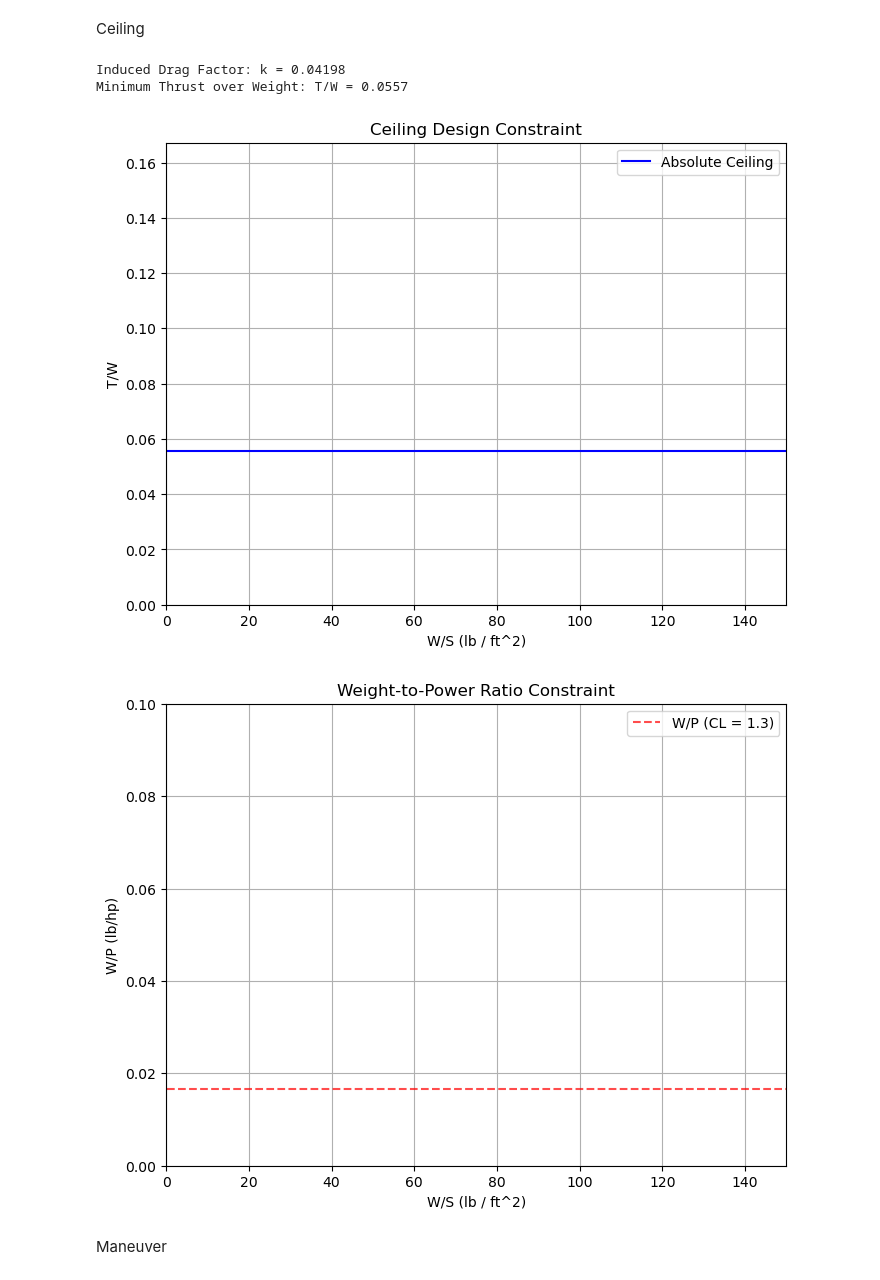
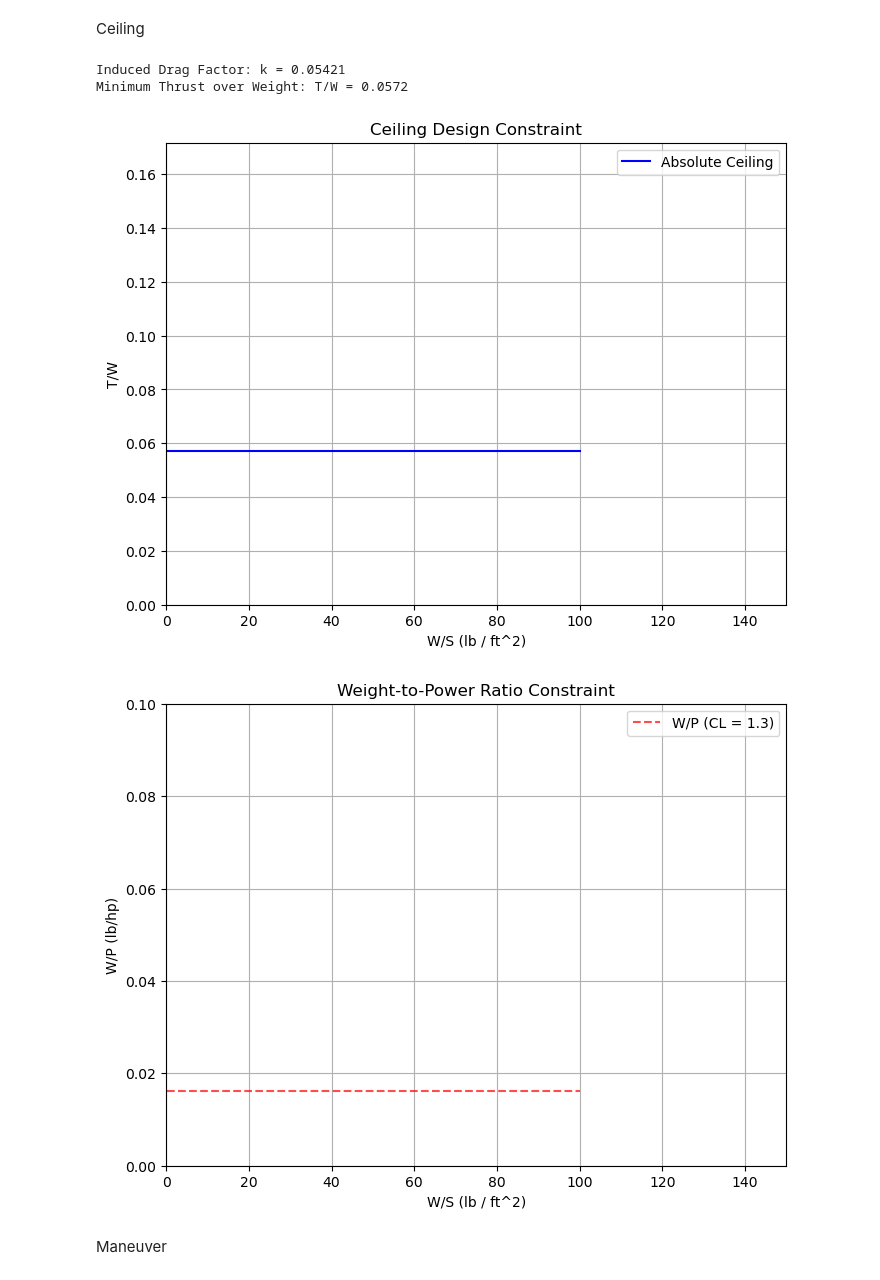
Before and after one commit to confuzionn/Demeters_Wings, a Jupyter notebook: Preliminary Sizing.ipynb, the cells around one changed output. Saved outputs shown, nothing was run; the diff lists cells and outputs as text; code cells hidden in the pictures.

```diff
--- a/Preliminary Sizing.ipynb
+++ b/Preliminary Sizing.ipynb
@@ -8,23 +8,24 @@ colors = sns.color_palette()
 Stall Speed
 # %%
 # CL_max is within 1.3 - 1.9
-
-rho = 1.8685e-3 # slugs/ft^3, assuming average cruise of 8,000 ft
+xlim = 100
+N=100
+rho_cruise = 1.8685e-3 # slugs/ft^3, assuming average cruise of 8,000 ft
 v_stall = 1.68781 * 100 # Convert kts to ft/s
 CL_max = np.array([1.3, 1.5, 1.7, 1.9]) # Variable range of CL_max values based on Table 3.1 in Roskam
 
 # Calculate wing loading based on stall speed
-W_S = 0.5 * rho * v_stall**2 * CL_max # lb/ft^2
-print(W_S)
+WS_stall = 0.5 * rho_cruise * v_stall**2 * CL_max # lb/ft^2
+print(WS_stall)
 
 # Plot W/S vs W/P
 plt.figure()
-for i, ws in enumerate(W_S):
+for i, ws in enumerate(WS_stall):
     plt.axvline(x=ws, color=colors[i], linestyle='--', alpha=0.7, label=f'$C_{{L_{{\\text{{max}}}}}}$ = {CL_max[i]:.1f}')
 plt.title('W/P - W/S for Stall Speed')
 plt.xlabel("W/S $(lb/ft^2)$")
 plt.ylabel("W/P $(lbf/hp)$")
-plt.xlim(0, max(W_S)+5)
+plt.xlim(0, max(WS_stall)+5)
 plt.ylim(0, 0.5)
 plt.legend(loc='best')
 plt.show()
@@ -222,10 +243,10 @@ Ceiling
 # %%
 # Constants
 W = 16856  # Takeoff Weight (lb)
-S_ref = 534.375  # Reference Wing Area (ft^2)
-e = 0.7558  # Oswald's Efficiency Factor
-Cd0 = 0.01849  # Zero Lift Drag Coefficient
-AR = 10.03268  # Aspect Ratio
+S_ref = 654.375  # Reference Wing Area (ft^2)
+e = 0.7113  # Oswald's Efficiency Factor
+Cd0 = 0.0151  # Zero Lift Drag Coefficient
+AR = 8.2556  # Aspect Ratio
 prop_eff = 0.8  # Propeller Efficiency
 CL_clean = 1.3  # Lift Coefficient (Clean Configuration 1)
 
@@ -239,7 +260,7 @@ k = 1 / (np.pi * e * AR)
 T_W_min = 2 * np.sqrt(k * Cd0)
 
 # Wing Loading Values (start from 0.1 to avoid division by zero)
-W_S_vals = np.linspace(0.1, 150, 100)
+W_S_vals = np.linspace(0.1, xlim, N)
 
 # Absolute Ceiling Values
 abs_ceiling_vals = [T_W_min] * 100
@@ -254,36 +275,36 @@ print(f"Induced Drag Factor: k = {k:.5f}")
 print(f"Minimum Thrust over Weight: T/W = {T_W_min:.4f}")
 
 # Plot 1: Absolute Ceiling (T/W vs W/S)
 plt.figure(figsize=(8, 6))
 plt.plot(W_S_vals, abs_ceiling_vals, label="Absolute Ceiling", color='b')
 
 plt.xlim(0, 150)
 plt.ylim(0, T_W_min * 3)
 
 plt.xlabel("W/S (lb / ft^2)")
 plt.ylabel("T/W")
 plt.title("Ceiling Design Constraint")
 plt.legend()
 plt.grid(True)
 plt.show()
 
 # Plot 2: Weight-to-Power Ratio (W/P vs W/S)
 plt.figure(figsize=(8, 6))
 plt.plot(W_S_vals, W_P_vals, label="W/P (CL = 1.3)", color='r', linestyle='--', alpha=0.7)
 
 plt.xlim(0, 150)
 plt.ylim(0, 0.1)  # Adjust y-axis limit dynamically
 
 plt.xlabel("W/S (lb / ft^2)")
 plt.ylabel("W/P (lb/hp)")
 plt.title("Weight-to-Power Ratio Constraint")
 plt.legend()
 plt.grid(True)
 plt.show()
 # %% [output]
-Induced Drag Factor: k = 0.04198
-Minimum Thrust over Weight: T/W = 0.0557
+Induced Drag Factor: k = 0.05421
+Minimum Thrust over Weight: T/W = 0.0572
-[figure, old version]
+[figure, new version]
-[figure, old version]
+[figure, new version]
 # %% [markdown]
 Maneuver
```
Also changed, not shown: parts of 8 cells of this notebook.
